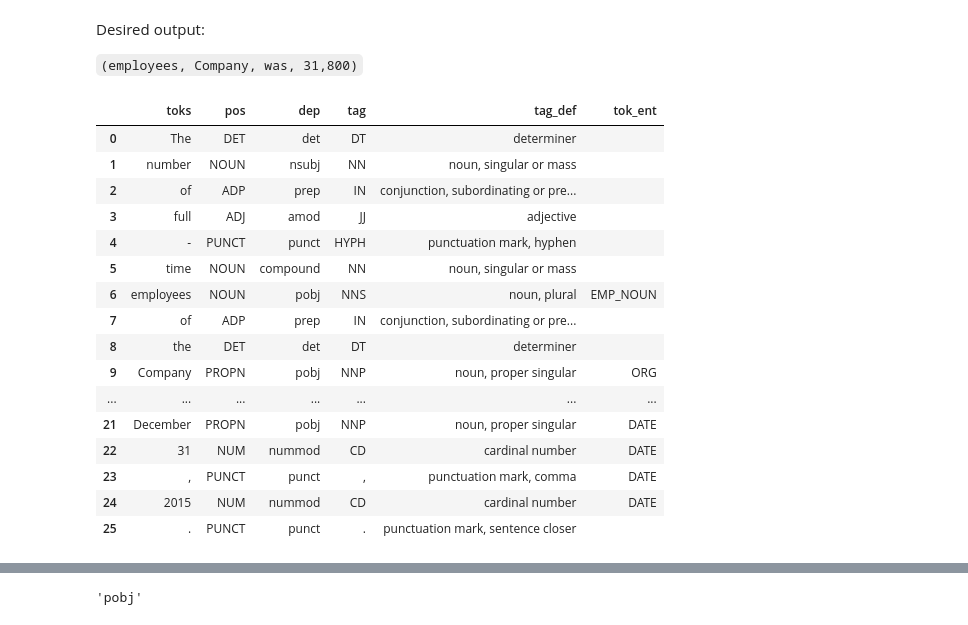
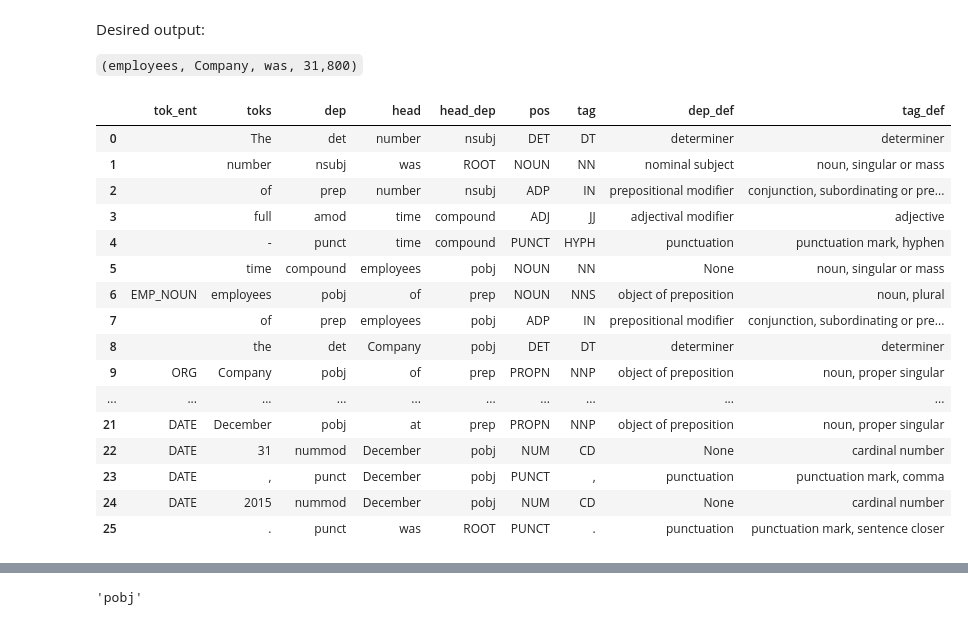
Before and after one commit to JarrodAJ/sec_employee_information_extraction, a Jupyter notebook: 4_Define_SpaCy_NER.ipynb, the cells around one changed output, grey strips where cells are left out. Cells and saved outputs as stored; diff of their text form; code cells hidden in the pictures.

```diff
--- a/4_Define_SpaCy_NER.ipynb
+++ b/4_Define_SpaCy_NER.ipynb
@@ -825,26 +827,26 @@ Desired output:
 `(employees, Company, was, 31,800)`
 # %%
 ex6 = nlp("The number of full-time employees of the Company was approximately 31,800 at December 31, 2016 and 32,300 at December 31, 2015.")
-# %%
-print_doc_df(ex6)
-# %% [output]
-|  | toks | pos | dep | tag | tag_def | tok_ent |
-| 0 | The | DET | det | DT | determiner |  |
-| 1 | number | NOUN | nsubj | NN | noun, singular or mass |  |
-| 2 | of | ADP | prep | IN | conjunction, subordinating or pre... |  |
-| 3 | full | ADJ | amod | JJ | adjective |  |
-| 4 | - | PUNCT | punct | HYPH | punctuation mark, hyphen |  |
-| 5 | time | NOUN | compound | NN | noun, singular or mass |  |
-| 6 | employees | NOUN | pobj | NNS | noun, plural | EMP_NOUN |
-| 7 | of | ADP | prep | IN | conjunction, subordinating or pre... |  |
-| 8 | the | DET | det | DT | determiner |  |
-| 9 | Company | PROPN | pobj | NNP | noun, proper singular | ORG |
-| ... | ... | ... | ... | ... | ... | ... |
-| 21 | December | PROPN | pobj | NNP | noun, proper singular | DATE |
-| 22 | 31 | NUM | nummod | CD | cardinal number | DATE |
-| 23 | , | PUNCT | punct | , | punctuation mark, comma | DATE |
-| 24 | 2015 | NUM | nummod | CD | cardinal number | DATE |
-| 25 | . | PUNCT | punct | . | punctuation mark, sentence closer |  |
+# %%
+print_df(make_tok_df(ex6))
+# %% [output]
+|  | tok_ent | toks | dep | head | head_dep | pos | tag | dep_def | tag_def |
+| 0 |  | The | det | number | nsubj | DET | DT | determiner | determiner |
+| 1 |  | number | nsubj | was | ROOT | NOUN | NN | nominal subject | noun, singular or mass |
+| 2 |  | of | prep | number | nsubj | ADP | IN | prepositional modifier | conjunction, subordinating or pre... |
+| 3 |  | full | amod | time | compound | ADJ | JJ | adjectival modifier | adjective |
+| 4 |  | - | punct | time | compound | PUNCT | HYPH | punctuation | punctuation mark, hyphen |
+| 5 |  | time | compound | employees | pobj | NOUN | NN | None | noun, singular or mass |
+| 6 | EMP_NOUN | employees | pobj | of | prep | NOUN | NNS | object of preposition | noun, plural |
+| 7 |  | of | prep | employees | pobj | ADP | IN | prepositional modifier | conjunction, subordinating or pre... |
+| 8 |  | the | det | Company | pobj | DET | DT | determiner | determiner |
+| 9 | ORG | Company | pobj | of | prep | PROPN | NNP | object of preposition | noun, proper singular |
+| ... | ... | ... | ... | ... | ... | ... | ... | ... | ... |
+| 21 | DATE | December | pobj | at | prep | PROPN | NNP | object of preposition | noun, proper singular |
+| 22 | DATE | 31 | nummod | December | pobj | NUM | CD | None | cardinal number |
+| 23 | DATE | , | punct | December | pobj | PUNCT | , | punctuation | punctuation mark, comma |
+| 24 | DATE | 2015 | nummod | December | pobj | NUM | CD | None | cardinal number |
+| 25 |  | . | punct | was | ROOT | PUNCT | . | punctuation | punctuation mark, sentence closer |
 # %%
 print_doc_info(ex6)
 # %% [output]
```
Also changed, not shown: parts of 44 cells of this notebook.
